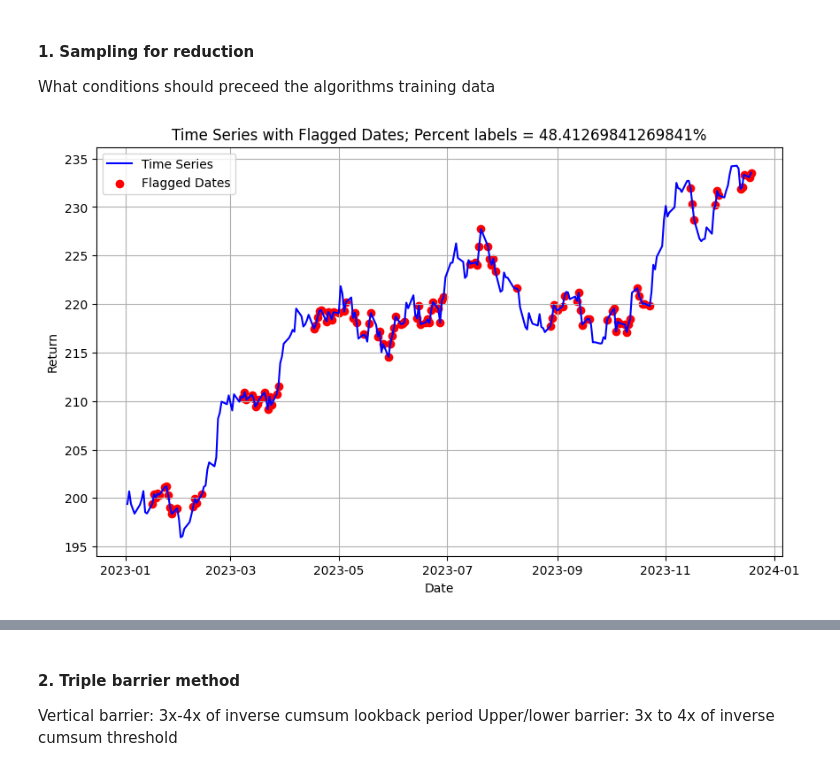
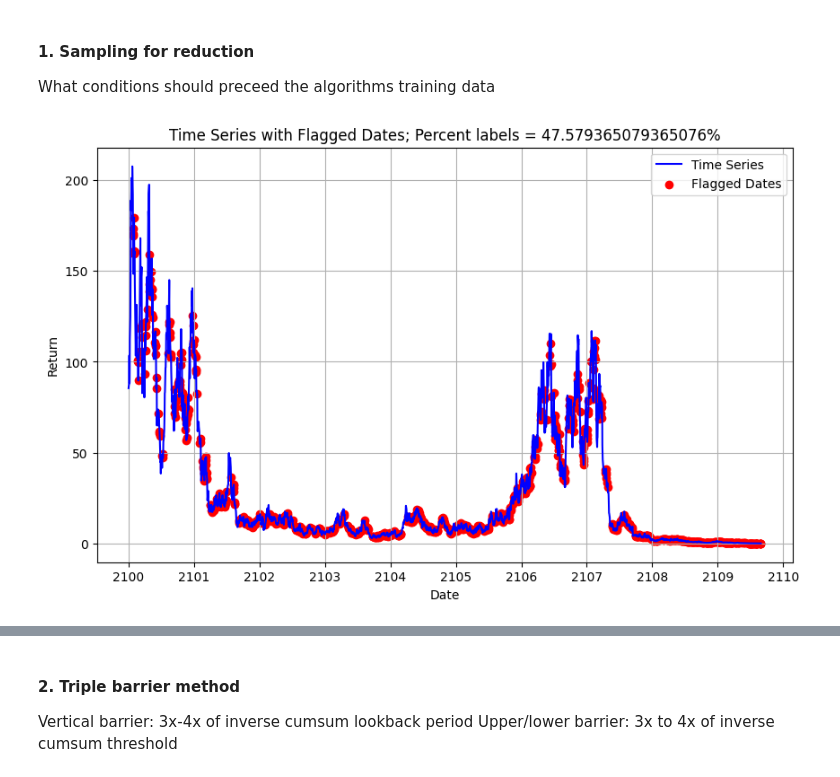
Before and after one commit to viksharma04/algo_lab, a Jupyter notebook: algo_lab/data_labelling.ipynb, the cells around one changed output, grey strips where cells are left out. Saved outputs shown, nothing was run; the diff lists cells and outputs as text; code cells hidden in the pictures.

```diff
--- a/algo_lab/data_labelling.ipynb
+++ b/algo_lab/data_labelling.ipynb
@@ -5,31 +5,15 @@ import pandas as pd
 import numpy as np
 import seaborn as sns
 import matplotlib.pyplot as plt
-# %%
-def generate_random_price_series(start_date='2023-01-01', periods=252, start_price=100, volatility=0.01):
-    """
-    Generate a random price series over a year.
-
-    Parameters:
-    - start_date (str): The start date for the series in 'YYYY-MM-DD' format.
-    - periods (int): Number of trading days (default is 252, typical number of trading days in a year).
-    - start_price (float): The initial price.
-    - volatility (float): Daily volatility (standard deviation of daily returns).
-
-    Returns:
-    - pd.Series: A pandas Series with datetime index and random price values.
-    """
-    # Generate date range
-    date_range = pd.date_range(start=start_date, periods=periods, freq='B')
-
-    # Generate random returns
-    returns = np.random.normal(loc=0, scale=volatility, size=periods)
-
-    # Calculate price series
-    prices = start_price * (1 + returns).cumprod()
-
-    # Create and return the pandas Series
-    return pd.Series(prices, index=date_range, name='Price')
+# %%
+def generate_random_price_series(periods: int = 252, volatility:float = 0.01, freq: str = 'B'):
+
+        date_range = pd.date_range(start='2100-01-01', periods=periods, freq=freq)
+        # TODO: Implement random series with distributions other than normal
+        returns = np.random.normal(loc=0.005, scale=volatility, size=periods)
+        prices = 100 * (1 + returns).cumprod()
+
+        return pd.Series(prices, index=date_range, name='price')
 # %% [markdown]
 #### 1. Sampling for reduction
 What conditions should preceed the algorithms training data
@@ -89,14 +73,14 @@ def plot_with_flags(series: pd.Series, flagged: pd.Series):
     plt.show()
 # %%
 # Apply the cumsum_filter with a threshold h and a lookback period n
-# close = generate_random_price_series()
+close = generate_random_price_series(periods=2520, volatility=0.1)
 
-h = 0.02
+h = 0.19
 n = 10
 flagged_dates = inverse_cumsum_filter(close, h, n)
 # percent_labels = np.average(flagged_dates)*100
 
-plot_with_flags(series = close+100, flagged = flagged_dates)
+plot_with_flags(series = close, flagged = flagged_dates)
 # %% [output]
-[figure, old version]
+[figure, new version]
 # %%
```
Also changed, not shown: parts of 20 cells of this notebook.
